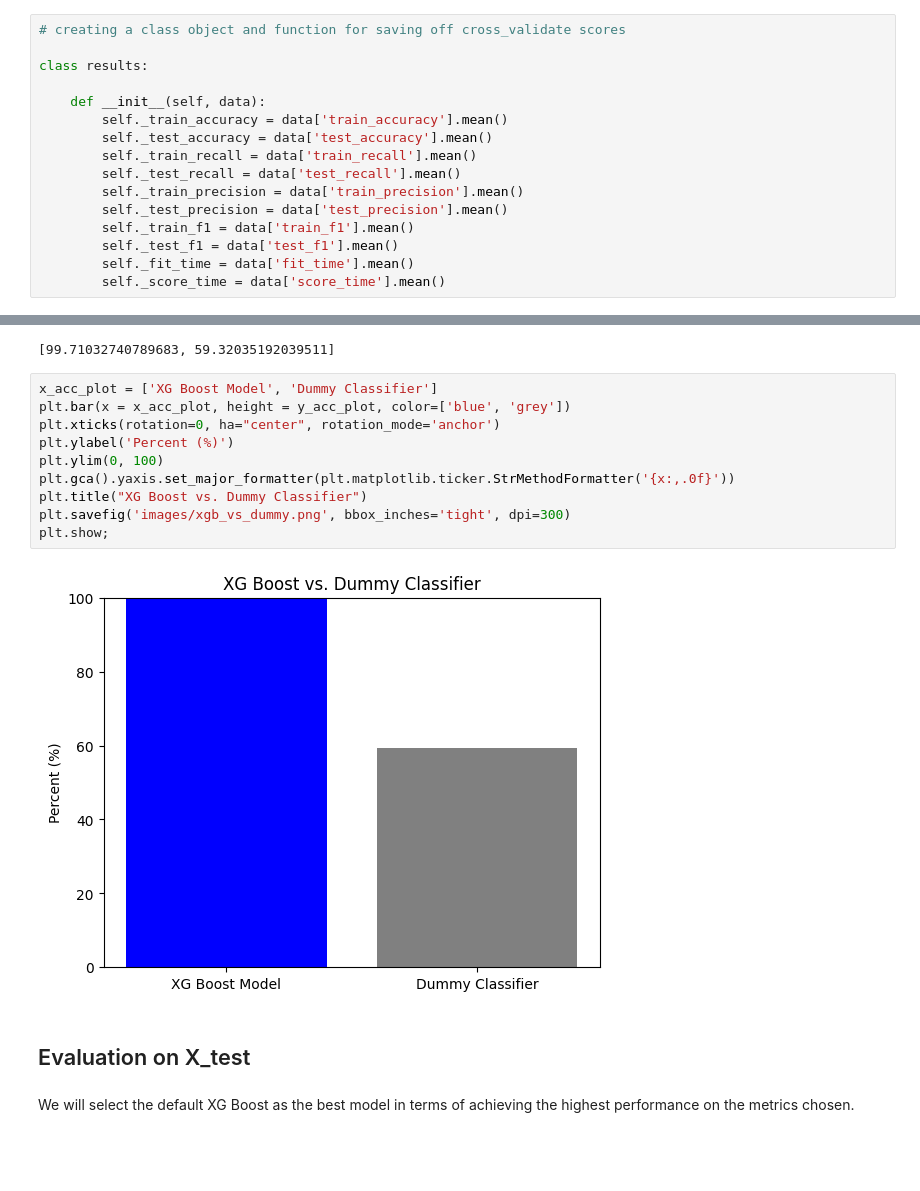
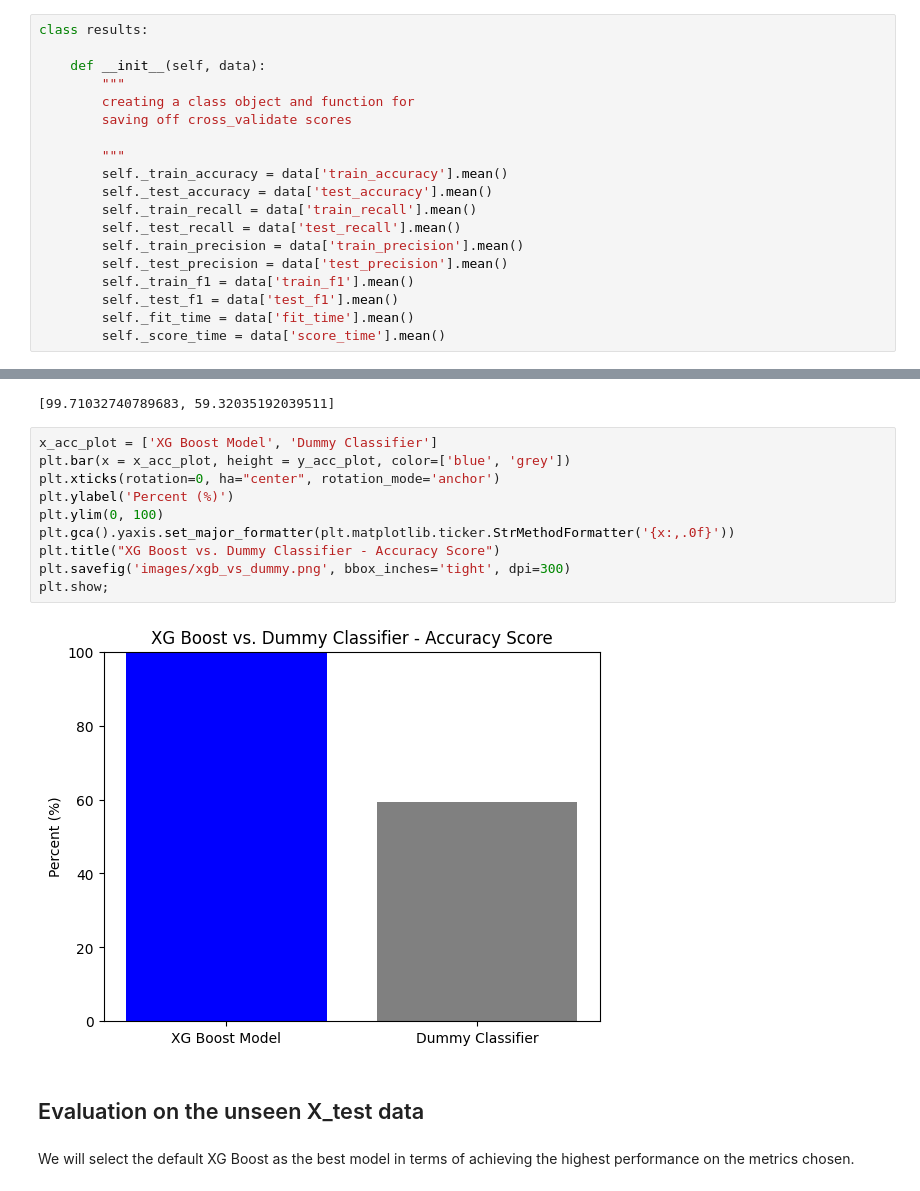
Before and after one commit to mccafj/Fall_Detection_Model, a Jupyter notebook: Notebook_Fall_Detection_Model.ipynb, the cells around one changed output, grey strips where cells are left out. Cells and saved outputs as stored; diff of their text form; blank space fills up the shorter version.

Commit message:
additional visuals, proofreading, updated file names

```diff
--- a/scratch_notebook.ipynb
+++ b/Notebook_Fall_Detection_Model.ipynb
@@ -795,11 +801,14 @@ def roc(y_pred):
     display.plot()
     plt.show()
 # %%
-# creating a class object and function for saving off cross_validate scores
-
 class results:
 
     def __init__(self, data):
+        """
+        creating a class object and function for
+        saving off cross_validate scores
+
+        """
         self._train_accuracy = data['train_accuracy'].mean()
         self._test_accuracy = data['test_accuracy'].mean()
         self._train_recall = data['train_recall'].mean()
@@ -2116,18 +2137,18 @@ y_acc_plot
 # %%
 x_acc_plot = ['XG Boost Model', 'Dummy Classifier']
 plt.bar(x = x_acc_plot, height = y_acc_plot, color=['blue', 'grey'])
 plt.xticks(rotation=0, ha="center", rotation_mode='anchor')
 plt.ylabel('Percent (%)')
 plt.ylim(0, 100)
 plt.gca().yaxis.set_major_formatter(plt.matplotlib.ticker.StrMethodFormatter('{x:,.0f}'))
-plt.title("XG Boost vs. Dummy Classifier")
+plt.title("XG Boost vs. Dummy Classifier - Accuracy Score")
 plt.savefig('images/xgb_vs_dummy.png', bbox_inches='tight', dpi=300)
 plt.show;
 # %% [output]
-[figure, old version]
+[figure, new version]
 # %% [markdown]
 <a id='xgbtest'></a>
-## Evaluation on X_test
+## Evaluation on the unseen X_test data
 # %% [markdown]
 We will select the default XG Boost as the best model in terms of achieving the highest performance on the metrics chosen.
 # %%
```
Also changed, not shown: parts of 55 cells of this notebook, 5 other files.
